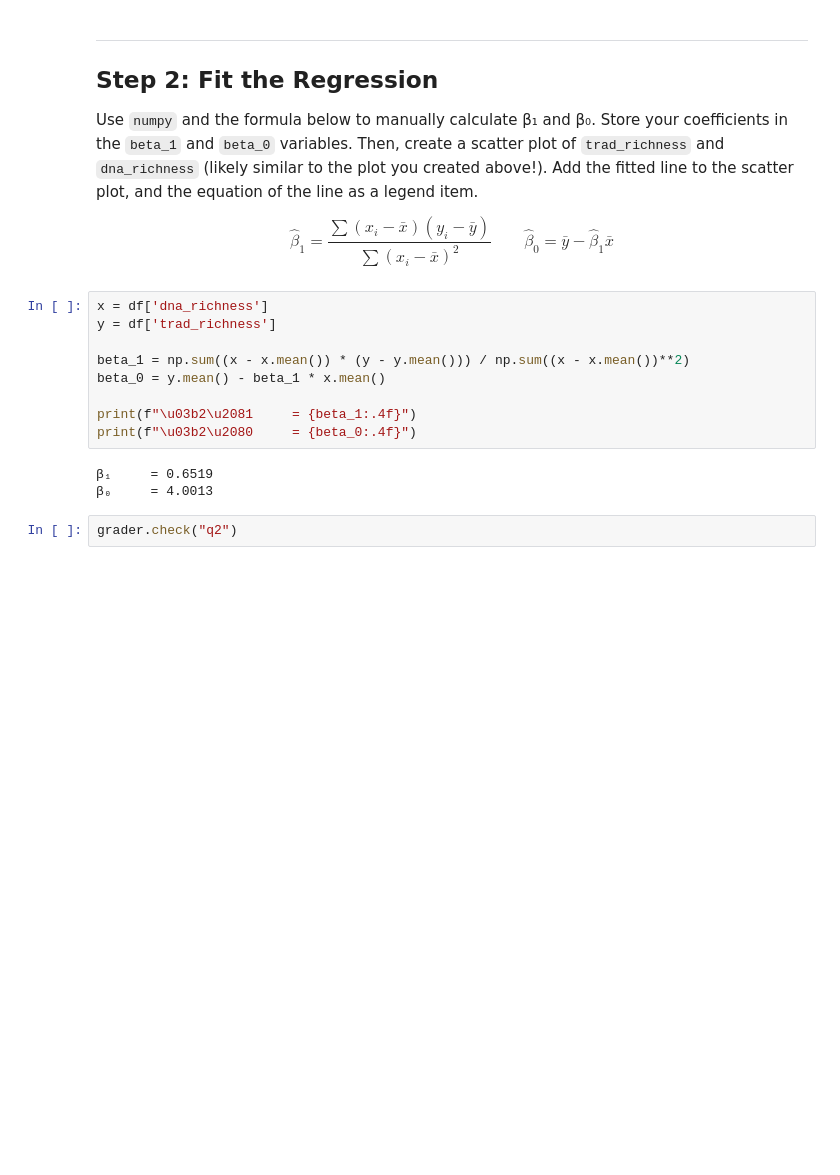
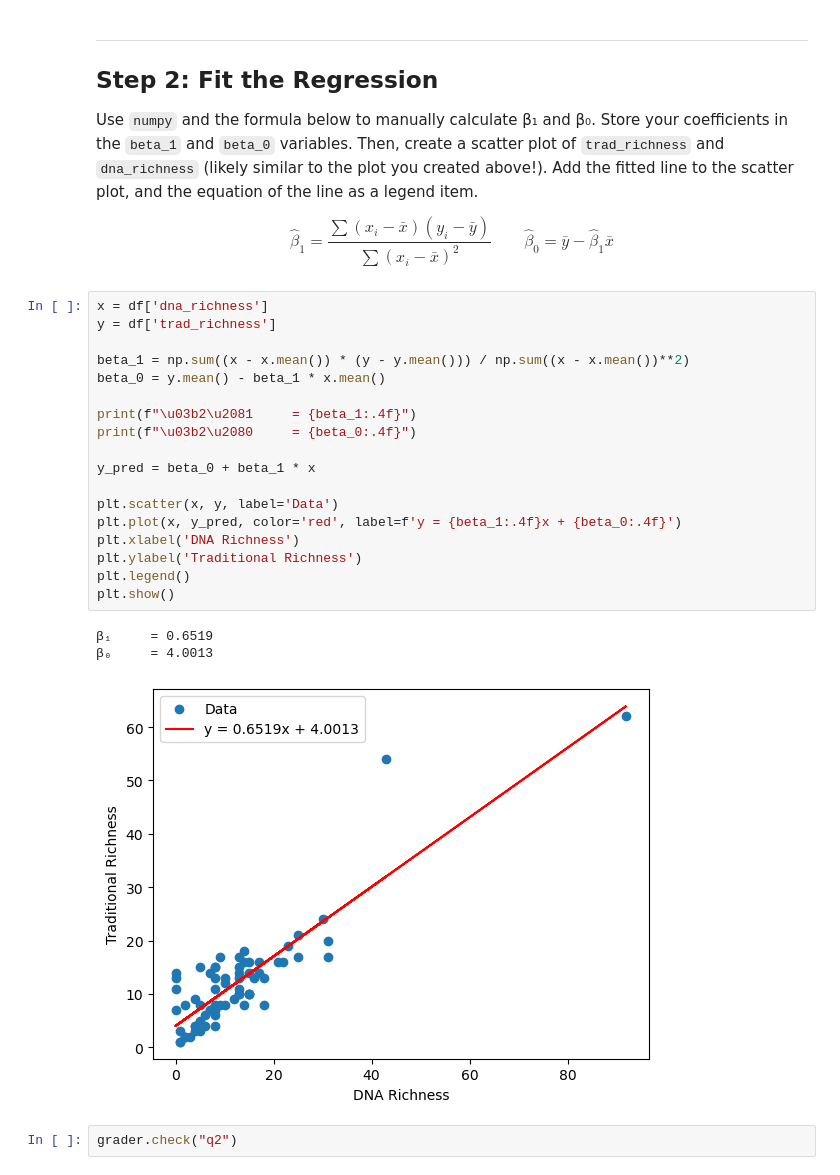
Before and after one commit to marietolteca00/assignment-1, a Jupyter notebook: task2/hw1-task2.ipynb, the cells around one changed output. Cells and saved outputs as stored; diff of their text form; blank space fills up the shorter version.

```diff
--- a/task2/hw1-task2.ipynb
+++ b/task2/hw1-task2.ipynb
@@ -86,15 +86,25 @@ $$\hat{\beta}_1 = \frac{\sum(x_i - \bar{x})(y_i - \bar{y})}{\sum(x_i - \bar{x})^
 # %%
 x = df['dna_richness']
 y = df['trad_richness']
 
 beta_1 = np.sum((x - x.mean()) * (y - y.mean())) / np.sum((x - x.mean())**2)
 beta_0 = y.mean() - beta_1 * x.mean()
 
 print(f"\u03b2\u2081     = {beta_1:.4f}")
 print(f"\u03b2\u2080     = {beta_0:.4f}")
+
+y_pred = beta_0 + beta_1 * x
+
+plt.scatter(x, y, label='Data')
+plt.plot(x, y_pred, color='red', label=f'y = {beta_1:.4f}x + {beta_0:.4f}')
+plt.xlabel('DNA Richness')
+plt.ylabel('Traditional Richness')
+plt.legend()
+plt.show()
 # %% [output]
 β₁     = 0.6519
 β₀     = 4.0013
+[figure, added]
 # %%
 grader.check("q2")
 # %% [output]
```
Also changed, not shown: parts of 5 cells of this notebook.
